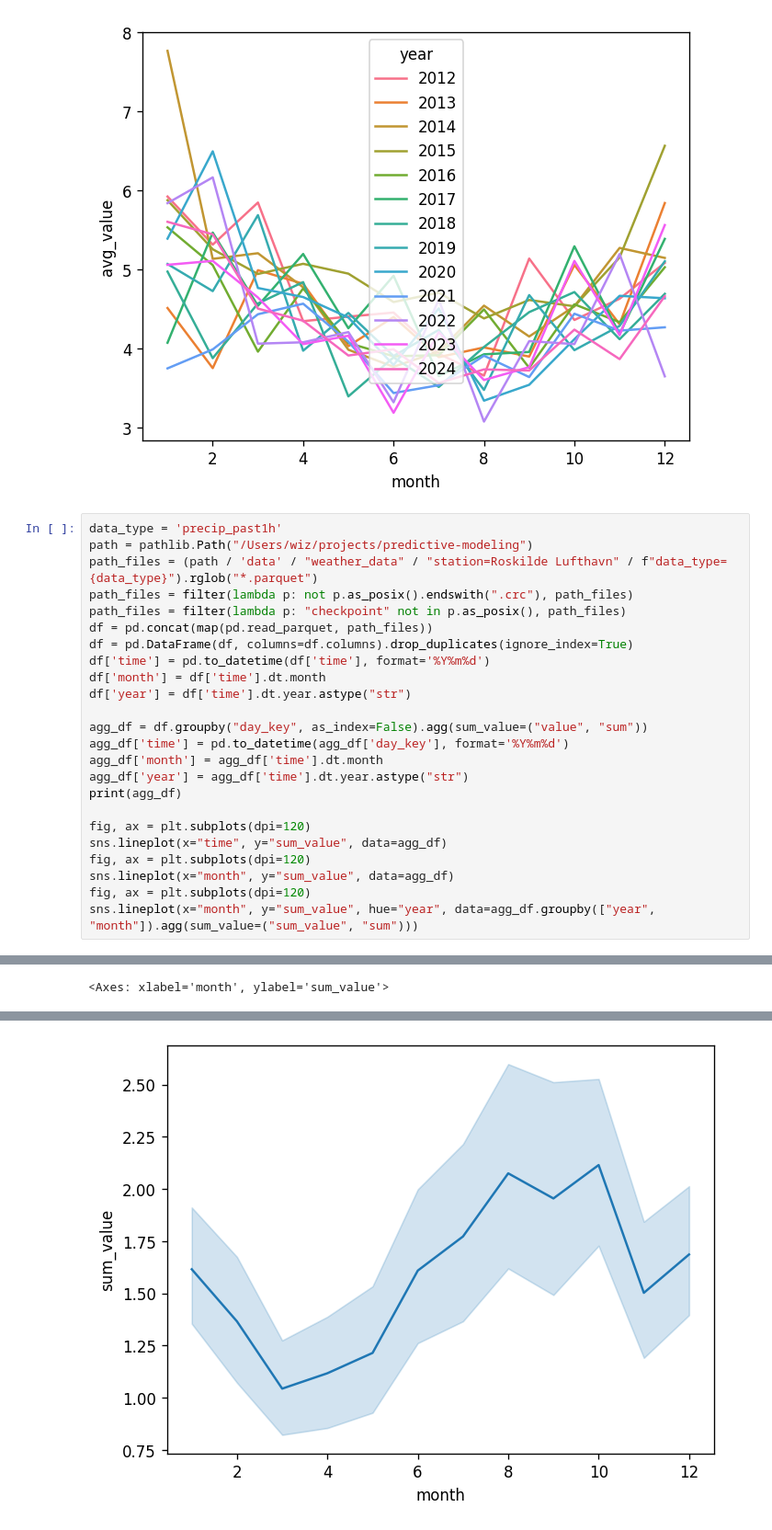
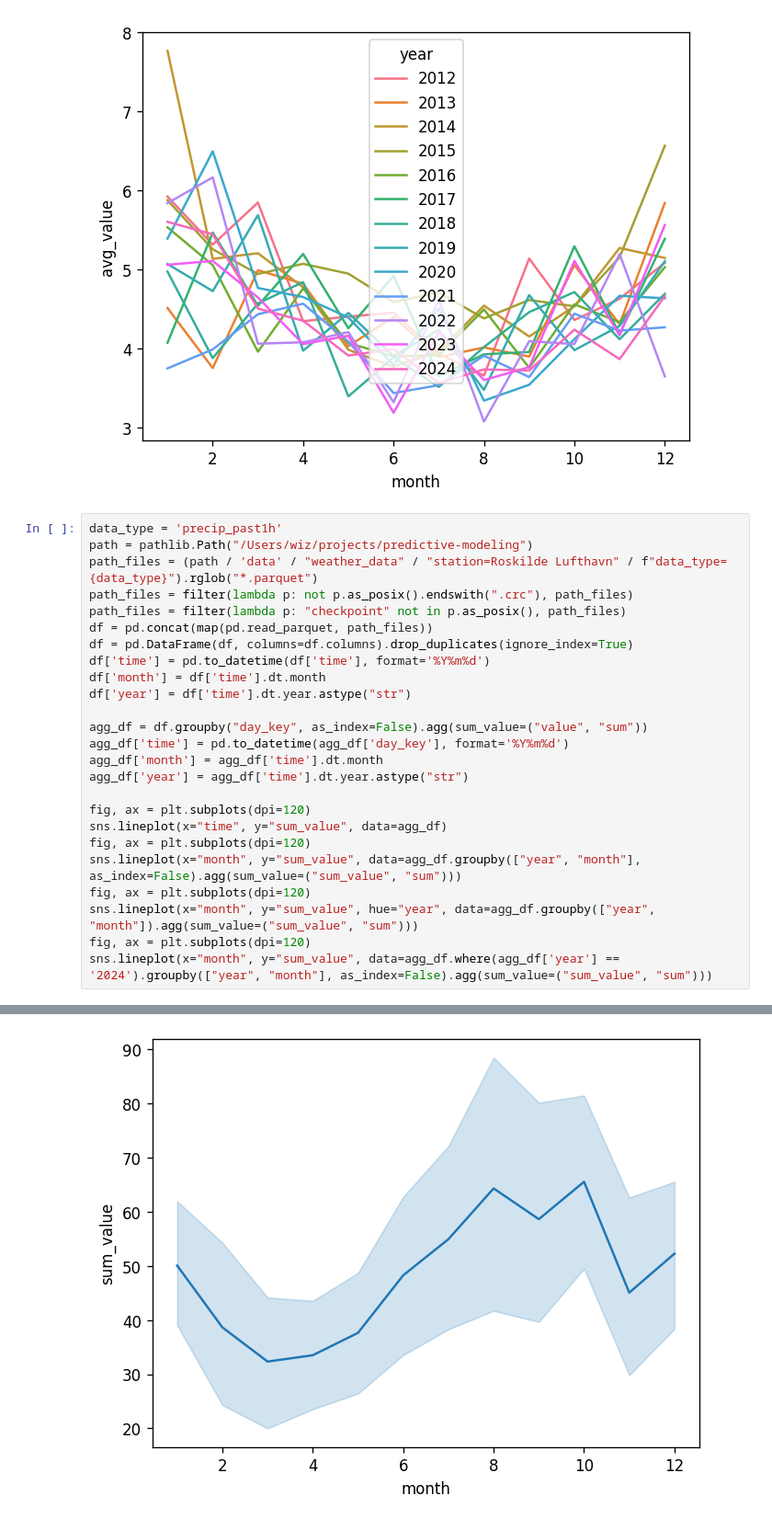
Before and after one commit to wizDs/predictive-modeling, a Jupyter notebook: apps/weather-data-db/analysis-polars.ipynb, the cells around one changed output, grey strips where cells are left out. Shown: that part at 92% size. Cells and saved outputs as stored; diff of their text form.

```diff
--- a/apps/weather-data-db/analysis-polars.ipynb
+++ b/apps/weather-data-db/analysis-polars.ipynb
@@ -72,12 +72,13 @@ agg_df = df.groupby("day_key", as_index=False).agg(sum_value=("value", "sum"))
 agg_df['time'] = pd.to_datetime(agg_df['day_key'], format='%Y%m%d')
 agg_df['month'] = agg_df['time'].dt.month
 agg_df['year'] = agg_df['time'].dt.year.astype("str")
-print(agg_df)
 
 fig, ax = plt.subplots(dpi=120)
 sns.lineplot(x="time", y="sum_value", data=agg_df)
 fig, ax = plt.subplots(dpi=120)
-sns.lineplot(x="month", y="sum_value", data=agg_df)
+sns.lineplot(x="month", y="sum_value", data=agg_df.groupby(["year", "month"], as_index=False).agg(sum_value=("sum_value", "sum")))
 fig, ax = plt.subplots(dpi=120)
 sns.lineplot(x="month", y="sum_value", hue="year", data=agg_df.groupby(["year", "month"]).agg(sum_value=("sum_value", "sum")))
+fig, ax = plt.subplots(dpi=120)
+sns.lineplot(x="month", y="sum_value", data=agg_df.where(agg_df['year'] == '2024').groupby(["year", "month"], as_index=False).agg(sum_value=("sum_value", "sum")))
 # %% [output]
@@ -98,4 +86,3 @@ sns.lineplot(x="month", y="sum_value", hue="year", data=agg_df.groupby(["year",
-<Axes: xlabel='month', ylabel='sum_value'>
 [figure]
-[figure, old version]
+[figure, new version]
 [figure]
```
Also changed, not shown: parts of 1 cell of this notebook.
